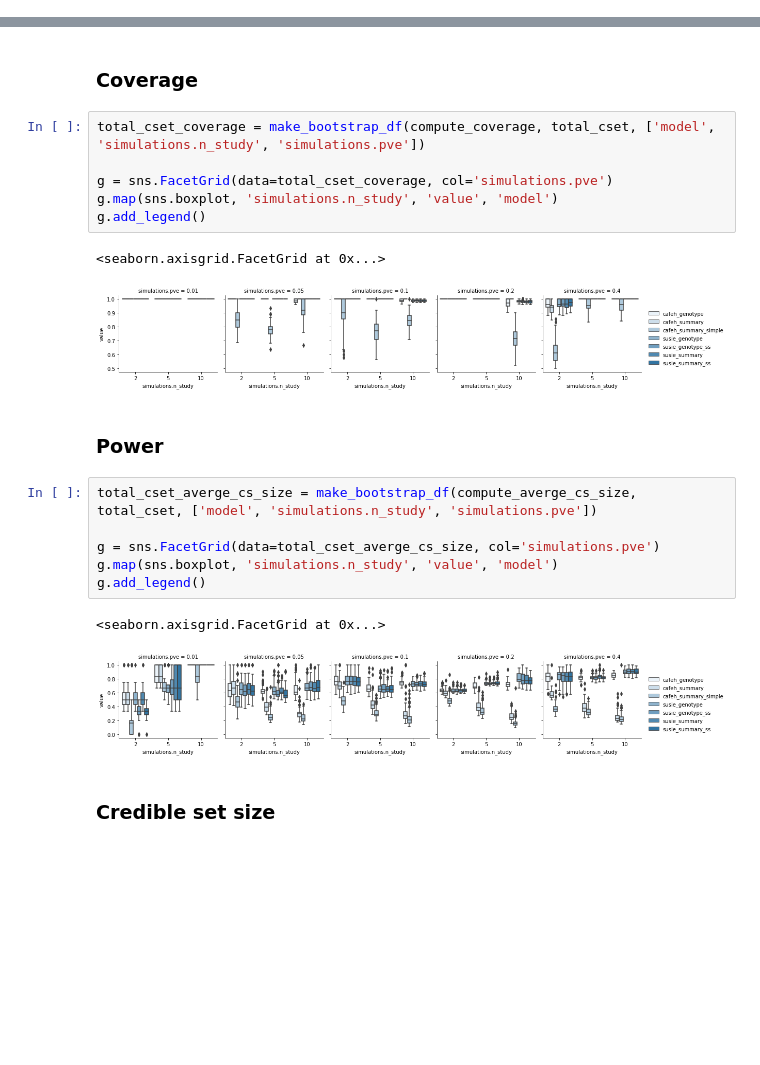
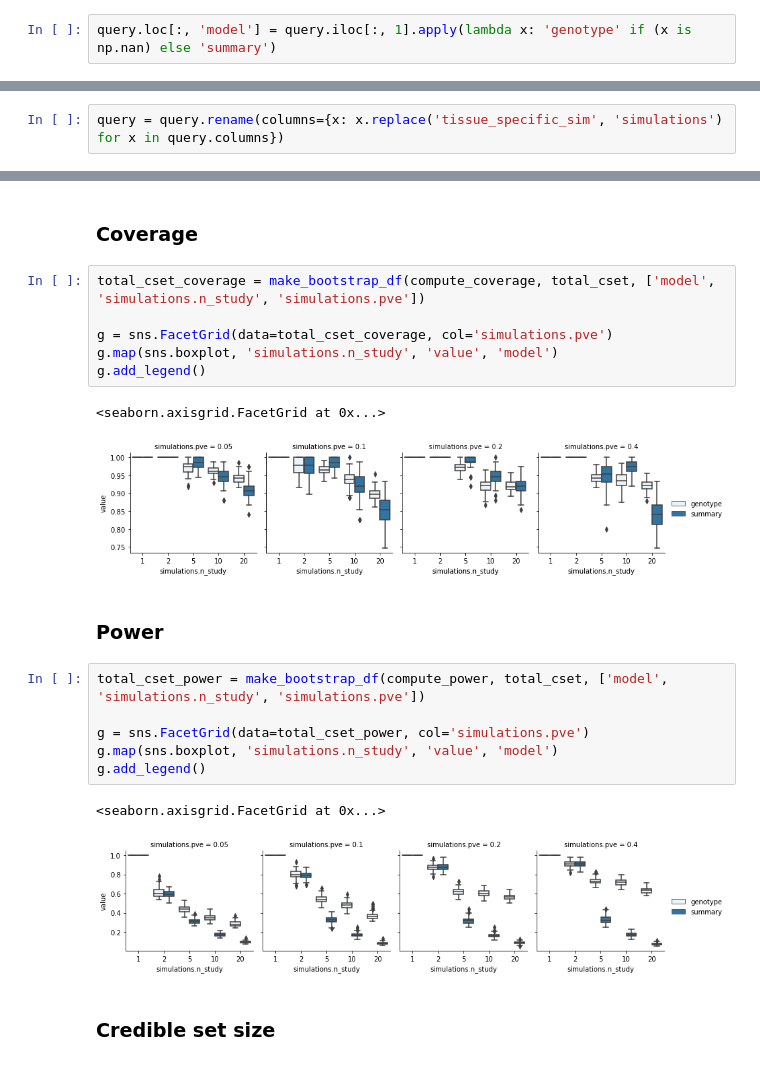
Before and after one commit to karltayeb/cafeh-simulations, a Jupyter notebook: analysis/cset_evaluation.ipynb, the cells around one changed output, grey strips where cells are left out. Cells and saved outputs as stored; diff of their text form; blank space fills up the shorter version.

```diff
--- a/analysis/cset_evaluation.ipynb
+++ b/analysis/cset_evaluation.ipynb
@@ -76,3 +80,5 @@ query = load_query_targets(spec)
 model_columns = ['fit_cafeh', 'fit_susie']
 query.loc[:, 'model'] = pd.concat(
     [query.loc[:, mc].dropna().apply(lambda x: '_'.join(x.split('_')[1:])) for mc in model_columns])
+# %%
+query.loc[:, 'model'] = query.iloc[:, 1].apply(lambda x: 'genotype' if (x is np.nan) else 'summary')
@@ -79,3 +89,5 @@ query.loc[:, 'model'] = pd.concat(
+# %%
+query = query.rename(columns={x: x.replace('tissue_specific_sim', 'simulations') for x in query.columns})
 # %%
 def _score_cset(causal_snps, credible_sets, purity):
     """
@@ -240,18 +252,18 @@ g.map(sns.boxplot, 'simulations.n_study', 'value', 'model')
 g.add_legend()
 # %% [output]
 <seaborn.axisgrid.FacetGrid at 0x...>
-[figure, old version]
+[figure, new version]
 # %% [markdown]
 ### Power
 # %%
-total_cset_averge_cs_size = make_bootstrap_df(compute_averge_cs_size, total_cset, ['model', 'simulations.n_study', 'simulations.pve'])
+total_cset_power = make_bootstrap_df(compute_power, total_cset, ['model', 'simulations.n_study', 'simulations.pve'])
 
-g = sns.FacetGrid(data=total_cset_averge_cs_size, col='simulations.pve')
+g = sns.FacetGrid(data=total_cset_power, col='simulations.pve')
 g.map(sns.boxplot, 'simulations.n_study', 'value', 'model')
 g.add_legend()
 # %% [output]
 <seaborn.axisgrid.FacetGrid at 0x...>
-[figure, old version]
+[figure, new version]
 # %% [markdown]
 ### Credible set size
 # %%
```
Also changed, not shown: parts of 22 cells of this notebook, 7 other files.
